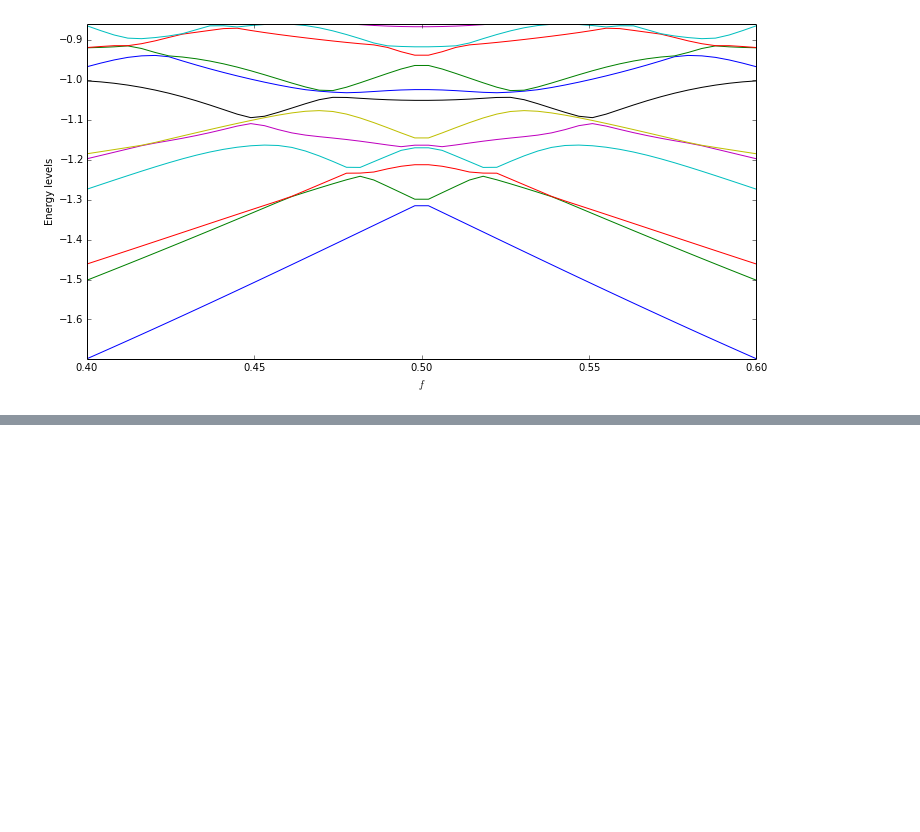
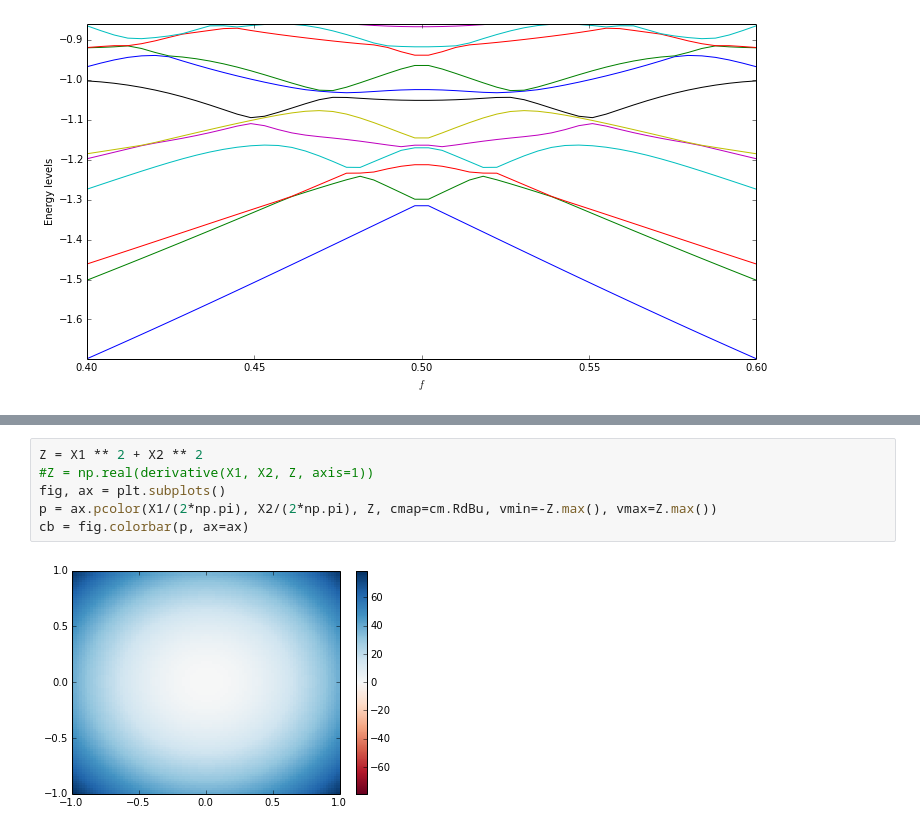
Before and after one commit to jrjohansson/wavefunction, a Jupyter notebook: Theory-2D-wavefunctions.ipynb, the cells around one changed output, grey strips where cells are left out. Drawn from its saved outputs; the diff is of its cells as text; blank space fills up the shorter version.

```diff
--- a/Theory-2D-wavefunctions.ipynb
+++ b/Theory-2D-wavefunctions.ipynb
@@ -455,0 +505,8 @@ ax.set_xlabel(r'$f$');
+# %%
+Z = X1 ** 2 + X2 ** 2
+#Z = np.real(derivative(X1, X2, Z, axis=1))
+fig, ax = plt.subplots()
+p = ax.pcolor(X1/(2*np.pi), X2/(2*np.pi), Z, cmap=cm.RdBu, vmin=-Z.max(), vmax=Z.max())
+cb = fig.colorbar(p, ax=ax)
+# %% [output]
+[figure, added]
```
Also changed, not shown: parts of 17 cells of this notebook, 5 other files.
